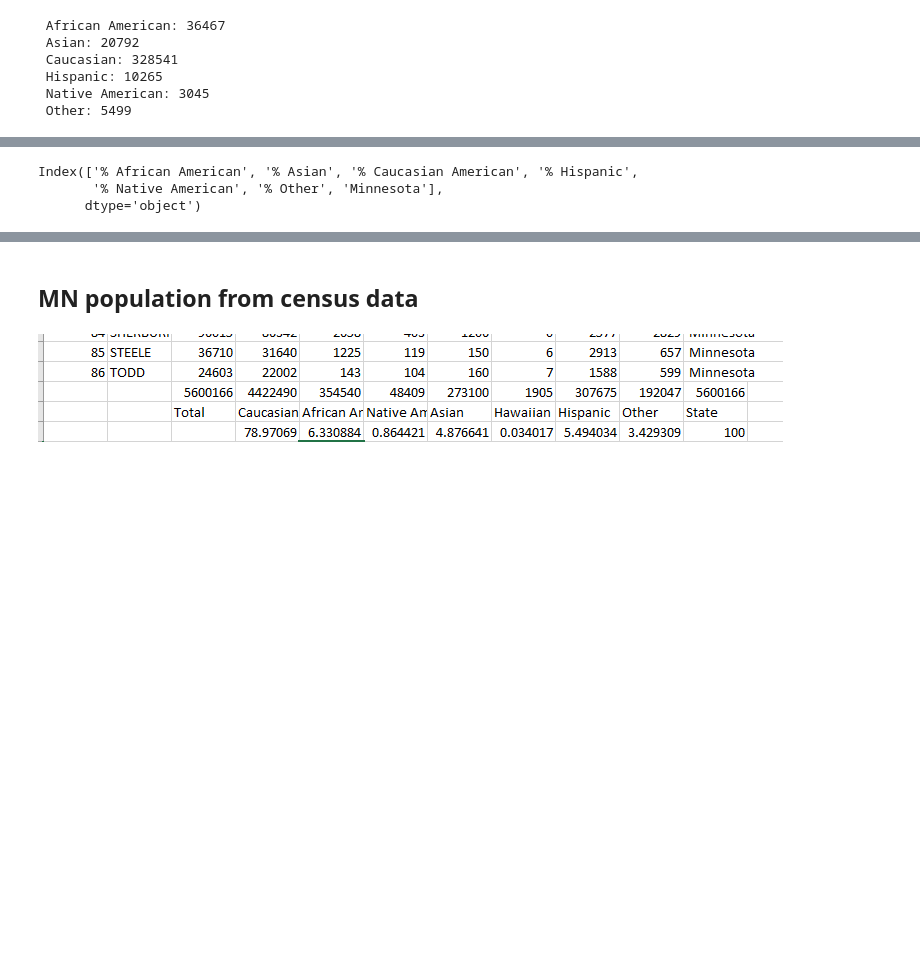
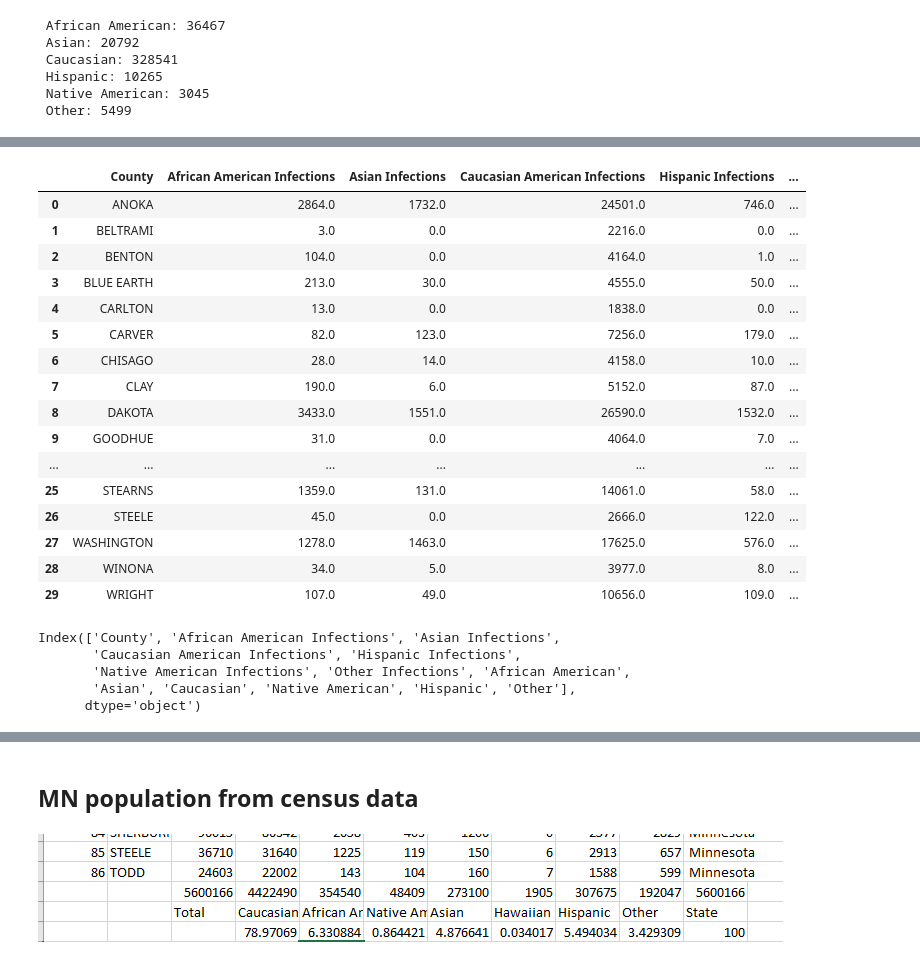
Before and after one commit to tlenzmeier58/Project_1, a Jupyter notebook: working.ipynb, the cells around one changed output, grey strips where cells are left out. Cells and saved outputs as stored; diff of their text form; code cells hidden in the pictures; blank space fills up the shorter version.

```diff
--- a/working.ipynb
+++ b/working.ipynb
@@ -457,6 +478,31 @@ race_percent_df
+# %%
+##I NEED TO MAKE IT SO THAT IT SHOWS THE #OF INFECTIONS PER COUNTY NOT THE PERCENT
+cdc_census_combined_df = pd.merge(comprehensive_df, mn_pop_race_df, on=['County'], how = "outer")
+cdc_census_clean_combined_df = cdc_census_combined_df.fillna(0)
+cdc_census_clean_combined_df.head(30)
+# %% [output]
+|  | County | African American Infections | Asian Infections | Caucasian American Infections | Hispanic Infections | ... |
+| 0 | ANOKA | 2864.0 | 1732.0 | 24501.0 | 746.0 | ... |
+| 1 | BELTRAMI | 3.0 | 0.0 | 2216.0 | 0.0 | ... |
+| 2 | BENTON | 104.0 | 0.0 | 4164.0 | 1.0 | ... |
+| 3 | BLUE EARTH | 213.0 | 30.0 | 4555.0 | 50.0 | ... |
+| 4 | CARLTON | 13.0 | 0.0 | 1838.0 | 0.0 | ... |
+| 5 | CARVER | 82.0 | 123.0 | 7256.0 | 179.0 | ... |
+| 6 | CHISAGO | 28.0 | 14.0 | 4158.0 | 10.0 | ... |
+| 7 | CLAY | 190.0 | 6.0 | 5152.0 | 87.0 | ... |
+| 8 | DAKOTA | 3433.0 | 1551.0 | 26590.0 | 1532.0 | ... |
+| 9 | GOODHUE | 31.0 | 0.0 | 4064.0 | 7.0 | ... |
+| ... | ... | ... | ... | ... | ... | ... |
+| 25 | STEARNS | 1359.0 | 131.0 | 14061.0 | 58.0 | ... |
+| 26 | STEELE | 45.0 | 0.0 | 2666.0 | 122.0 | ... |
+| 27 | WASHINGTON | 1278.0 | 1463.0 | 17625.0 | 576.0 | ... |
+| 28 | WINONA | 34.0 | 5.0 | 3977.0 | 8.0 | ... |
+| 29 | WRIGHT | 107.0 | 49.0 | 10656.0 | 109.0 | ... |
 # %%
-race_percent_df.columns
+cdc_census_clean_combined_df.columns
 # %% [output]
-Index(['% African American', '% Asian', '% Caucasian American', '% Hispanic',
-       '% Native American', '% Other', 'Minnesota'],
+Index(['County', 'African American Infections', 'Asian Infections',
+       'Caucasian American Infections', 'Hispanic Infections',
+       'Native American Infections', 'Other Infections', 'African American',
+       'Asian', 'Caucasian', 'Native American', 'Hispanic', 'Other'],
       dtype='object')
```
Also changed, not shown: parts of 89 cells of this notebook, 3 other files.
